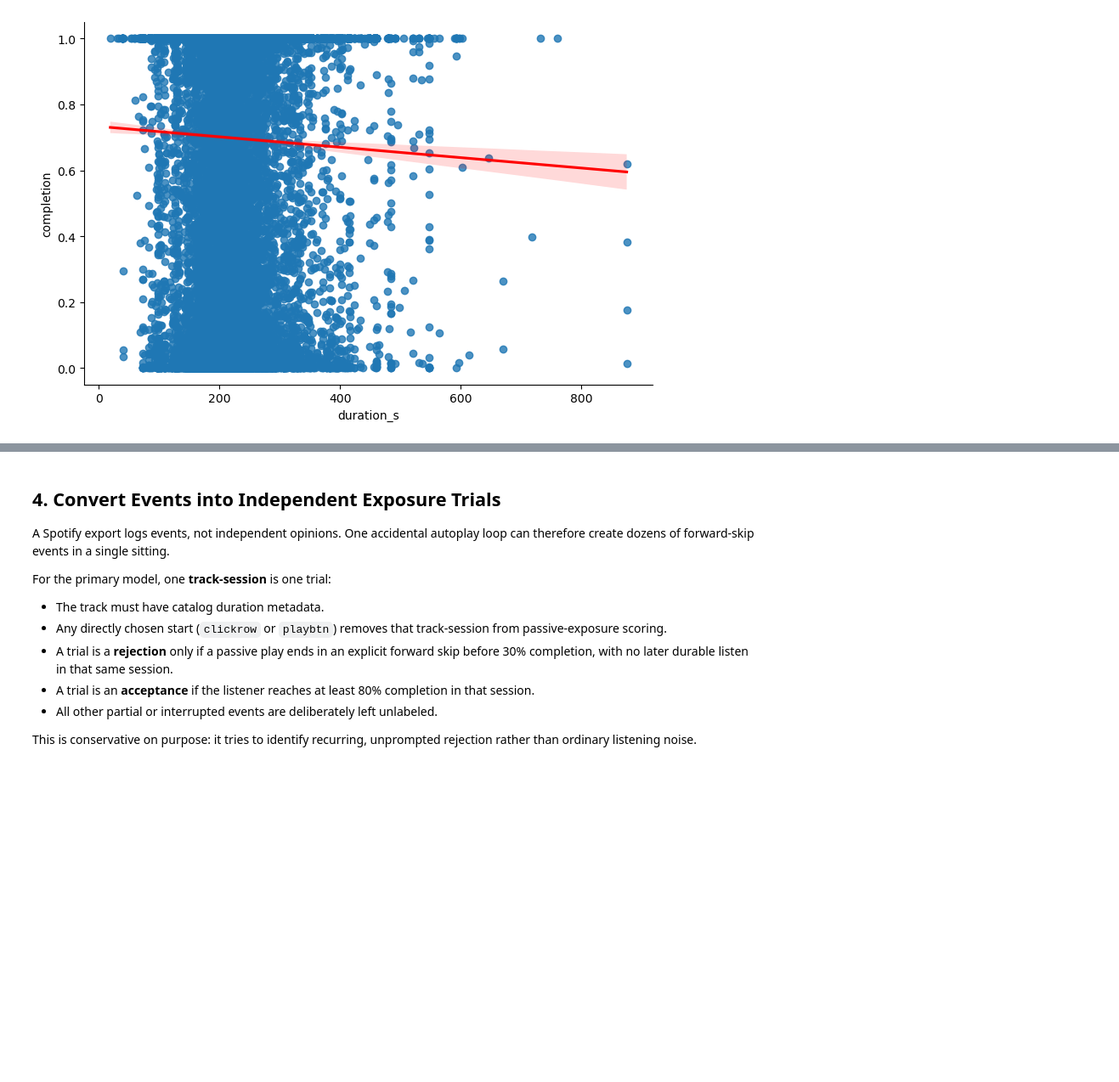
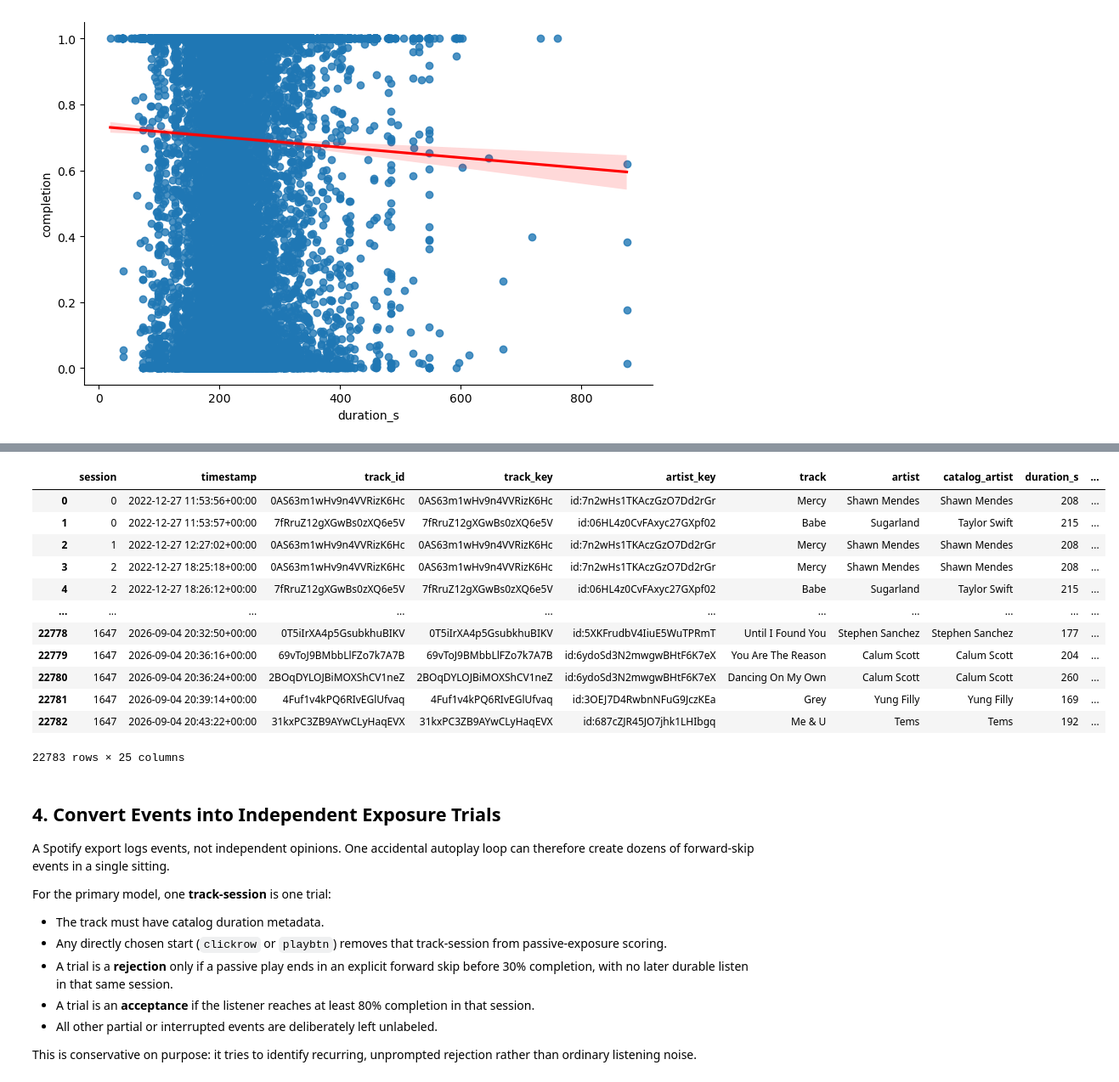
Before and after one commit to kaleb-asefa/rewind, a Jupyter notebook: notebooks/contextual_rejection_model.ipynb, the cells around one changed output, grey strips where cells are left out. Shown at 85% size. Cells and saved outputs as stored; diff of their text form; code cells hidden in the pictures; blank space fills up the shorter version.

```diff
--- a/notebooks/contextual_rejection_model.ipynb
+++ b/notebooks/contextual_rejection_model.ipynb
@@ -849,3 +862,19 @@ sns.lmplot(x='duration_s', y='completion', fit_reg=True, data=df_metadata, aspec
+# %%
+df_metadata
+# %% [output]
+|  | session | timestamp | track_id | track_key | artist_key | track | artist | catalog_artist | duration_s | ... |
+| 0 | 0 | 2022-12-27 11:53:56+00:00 | 0AS63m1wHv9n4VVRizK6Hc | 0AS63m1wHv9n4VVRizK6Hc | id:7n2wHs1TKAczGzO7Dd2rGr | Mercy | Shawn Mendes | Shawn Mendes | 208 | ... |
+| 1 | 0 | 2022-12-27 11:53:57+00:00 | 7fRruZ12gXGwBs0zXQ6e5V | 7fRruZ12gXGwBs0zXQ6e5V | id:06HL4z0CvFAxyc27GXpf02 | Babe | Sugarland | Taylor Swift | 215 | ... |
+| 2 | 1 | 2022-12-27 12:27:02+00:00 | 0AS63m1wHv9n4VVRizK6Hc | 0AS63m1wHv9n4VVRizK6Hc | id:7n2wHs1TKAczGzO7Dd2rGr | Mercy | Shawn Mendes | Shawn Mendes | 208 | ... |
+| 3 | 2 | 2022-12-27 18:25:18+00:00 | 0AS63m1wHv9n4VVRizK6Hc | 0AS63m1wHv9n4VVRizK6Hc | id:7n2wHs1TKAczGzO7Dd2rGr | Mercy | Shawn Mendes | Shawn Mendes | 208 | ... |
+| 4 | 2 | 2022-12-27 18:26:12+00:00 | 7fRruZ12gXGwBs0zXQ6e5V | 7fRruZ12gXGwBs0zXQ6e5V | id:06HL4z0CvFAxyc27GXpf02 | Babe | Sugarland | Taylor Swift | 215 | ... |
+| ... | ... | ... | ... | ... | ... | ... | ... | ... | ... | ... |
+| 22778 | 1647 | 2026-09-04 20:32:50+00:00 | 0T5iIrXA4p5GsubkhuBIKV | 0T5iIrXA4p5GsubkhuBIKV | id:5XKFrudbV4IiuE5WuTPRmT | Until I Found You | Stephen Sanchez | Stephen Sanchez | 177 | ... |
+| 22779 | 1647 | 2026-09-04 20:36:16+00:00 | 69vToJ9BMbbLlFZo7k7A7B | 69vToJ9BMbbLlFZo7k7A7B | id:6ydoSd3N2mwgwBHtF6K7eX | You Are The Reason | Calum Scott | Calum Scott | 204 | ... |
+| 22780 | 1647 | 2026-09-04 20:36:24+00:00 | 2BOqDYLOJBiMOXShCV1neZ | 2BOqDYLOJBiMOXShCV1neZ | id:6ydoSd3N2mwgwBHtF6K7eX | Dancing On My Own | Calum Scott | Calum Scott | 260 | ... |
+| 22781 | 1647 | 2026-09-04 20:39:14+00:00 | 4Fuf1v4kPQ6RIvEGlUfvaq | 4Fuf1v4kPQ6RIvEGlUfvaq | id:3OEJ7D4RwbnNFuG9JczKEa | Grey | Yung Filly | Yung Filly | 169 | ... |
+| 22782 | 1647 | 2026-09-04 20:43:22+00:00 | 31kxPC3ZB9AYwCLyHaqEVX | 31kxPC3ZB9AYwCLyHaqEVX | id:687cZJR45JO7jhk1LHIbgq | Me & U | Tems | Tems | 192 | ... |
+22783 rows × 25 columns
 # %% [markdown]
 ## 4. Convert Events into Independent Exposure Trials
 
```
Also changed, not shown: parts of 6 cells of this notebook.
